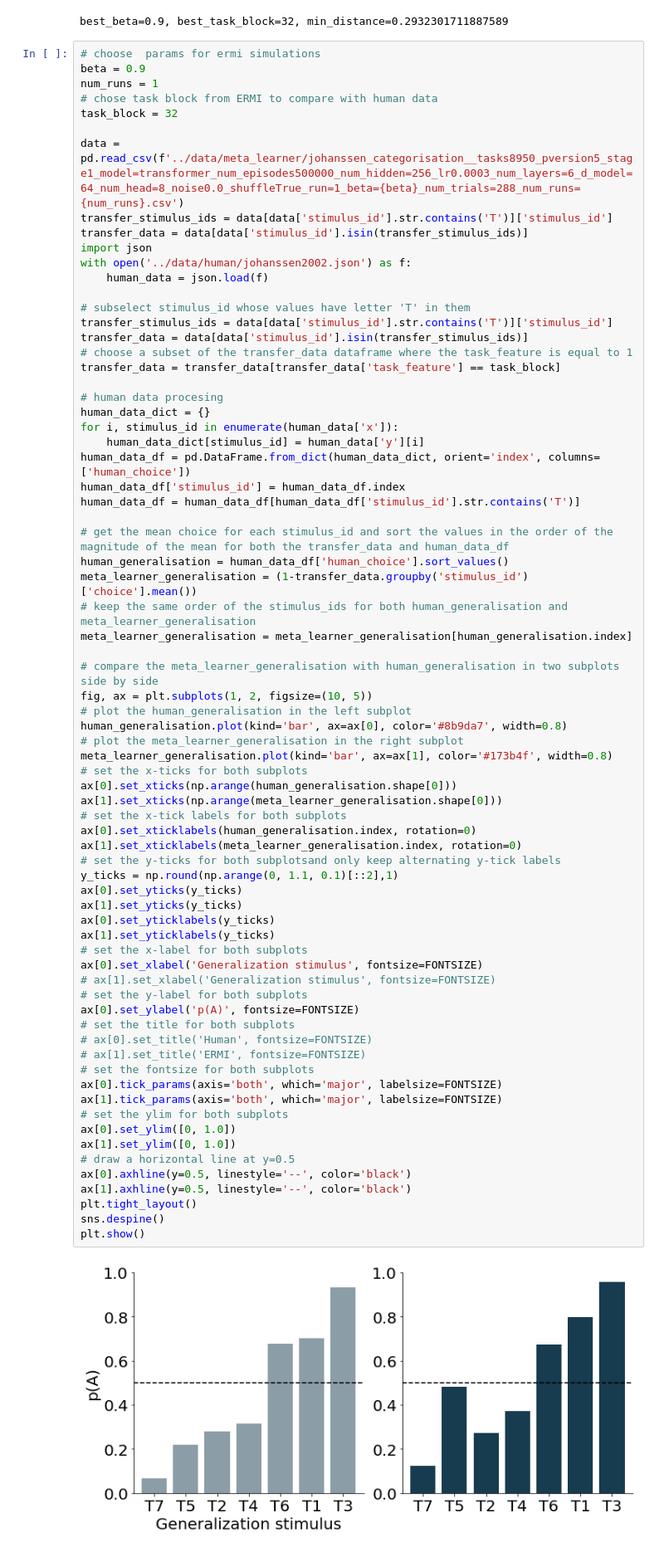
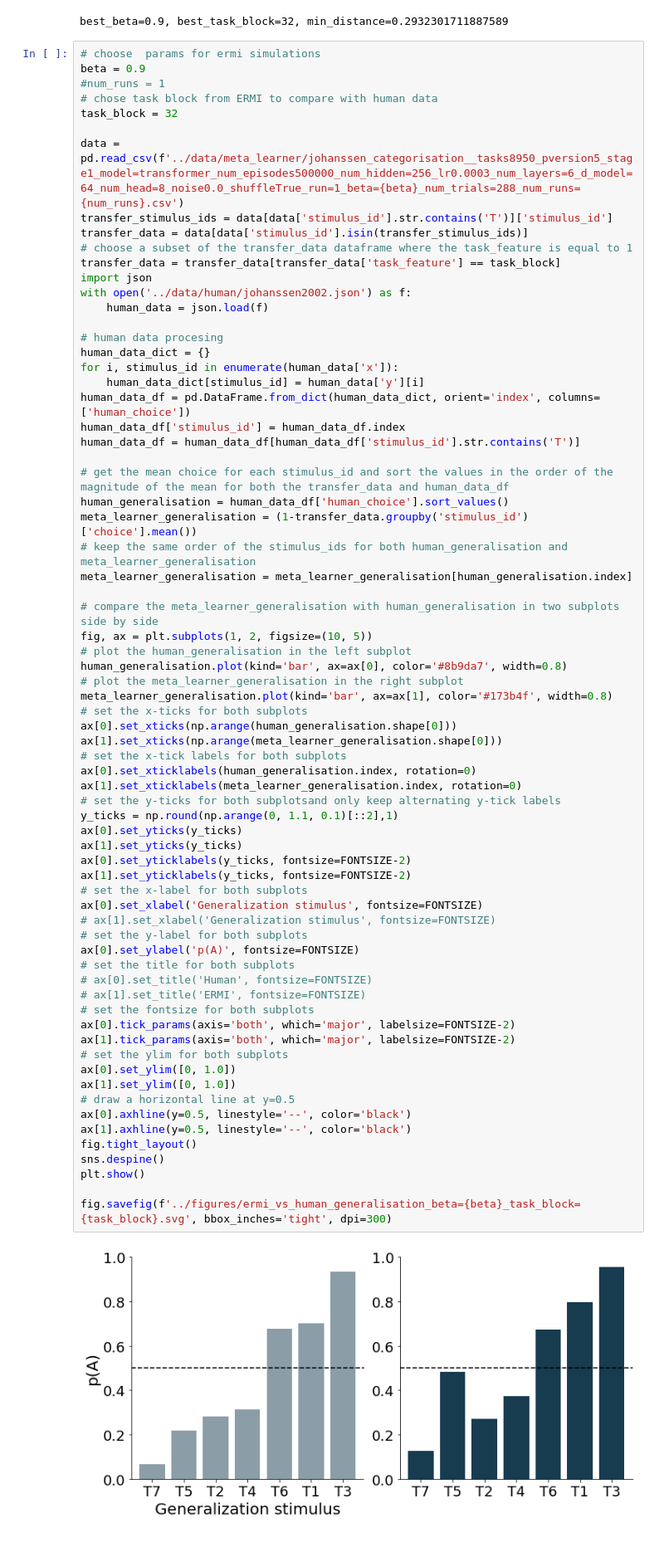
Before and after one commit to akjagadish/vanilla-llama, a Jupyter notebook: categorisation/notebooks/johanssen2022.ipynb, the cells around one changed output. Shown at 83% size. Drawn from its saved outputs; the diff is of its cells as text.

```diff
--- a/categorisation/notebooks/johanssen2022.ipynb
+++ b/categorisation/notebooks/johanssen2022.ipynb
@@ -61,22 +61,18 @@ best_beta=0.9, best_task_block=32, min_distance=0.2932301711887589
 # %%
 # choose  params for ermi simulations
 beta = 0.9
-num_runs = 1
+#num_runs = 1
 # chose task block from ERMI to compare with human data
 task_block = 32
 
 data = pd.read_csv(f'../data/meta_learner/johanssen_categorisation__tasks8950_pversion5_stage1_model=transformer_num_episodes500000_num_hidden=256_lr0.0003_num_layers=6_d_model=64_num_head=8_noise0.0_shuffleTrue_run=1_beta={beta}_num_trials=288_num_runs={num_runs}.csv')
 transfer_stimulus_ids = data[data['stimulus_id'].str.contains('T')]['stimulus_id']
 transfer_data = data[data['stimulus_id'].isin(transfer_stimulus_ids)]
+# choose a subset of the transfer_data dataframe where the task_feature is equal to 1
+transfer_data = transfer_data[transfer_data['task_feature'] == task_block]
 import json
 with open('../data/human/johanssen2002.json') as f:
     human_data = json.load(f)
-
-# subselect stimulus_id whose values have letter 'T' in them
-transfer_stimulus_ids = data[data['stimulus_id'].str.contains('T')]['stimulus_id']
-transfer_data = data[data['stimulus_id'].isin(transfer_stimulus_ids)]
-# choose a subset of the transfer_data dataframe where the task_feature is equal to 1
-transfer_data = transfer_data[transfer_data['task_feature'] == task_block]
 
 # human data procesing
 human_data_dict = {}
@@ -99,36 +95,38 @@ human_generalisation.plot(kind='bar', ax=ax[0], color='#8b9da7', width=0.8)
 # plot the meta_learner_generalisation in the right subplot
 meta_learner_generalisation.plot(kind='bar', ax=ax[1], color='#173b4f', width=0.8)
 # set the x-ticks for both subplots
 ax[0].set_xticks(np.arange(human_generalisation.shape[0]))
 ax[1].set_xticks(np.arange(meta_learner_generalisation.shape[0]))
 # set the x-tick labels for both subplots
 ax[0].set_xticklabels(human_generalisation.index, rotation=0)
 ax[1].set_xticklabels(meta_learner_generalisation.index, rotation=0)
 # set the y-ticks for both subplotsand only keep alternating y-tick labels
 y_ticks = np.round(np.arange(0, 1.1, 0.1)[::2],1)
 ax[0].set_yticks(y_ticks)
 ax[1].set_yticks(y_ticks)
-ax[0].set_yticklabels(y_ticks)
-ax[1].set_yticklabels(y_ticks)
+ax[0].set_yticklabels(y_ticks, fontsize=FONTSIZE-2)
+ax[1].set_yticklabels(y_ticks, fontsize=FONTSIZE-2)
 # set the x-label for both subplots
 ax[0].set_xlabel('Generalization stimulus', fontsize=FONTSIZE)
 # ax[1].set_xlabel('Generalization stimulus', fontsize=FONTSIZE)
 # set the y-label for both subplots
 ax[0].set_ylabel('p(A)', fontsize=FONTSIZE)
 # set the title for both subplots
 # ax[0].set_title('Human', fontsize=FONTSIZE)
 # ax[1].set_title('ERMI', fontsize=FONTSIZE)
 # set the fontsize for both subplots
-ax[0].tick_params(axis='both', which='major', labelsize=FONTSIZE)
-ax[1].tick_params(axis='both', which='major', labelsize=FONTSIZE)
+ax[0].tick_params(axis='both', which='major', labelsize=FONTSIZE-2)
+ax[1].tick_params(axis='both', which='major', labelsize=FONTSIZE-2)
 # set the ylim for both subplots
 ax[0].set_ylim([0, 1.0])
 ax[1].set_ylim([0, 1.0])
 # draw a horizontal line at y=0.5
 ax[0].axhline(y=0.5, linestyle='--', color='black')
 ax[1].axhline(y=0.5, linestyle='--', color='black')
-plt.tight_layout()
+fig.tight_layout()
 sns.despine()
 plt.show()
+
+fig.savefig(f'../figures/ermi_vs_human_generalisation_beta={beta}_task_block={task_block}.svg', bbox_inches='tight', dpi=300)
 # %% [output]
-[figure, old version]
+[figure, new version]
```
Also changed, not shown: parts of 1 cell of this notebook.
